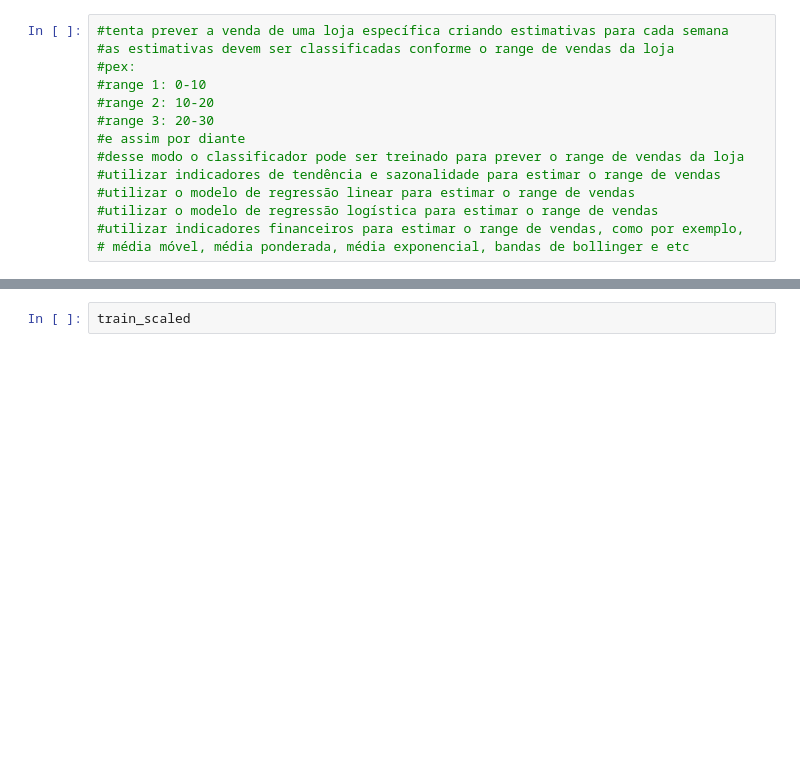
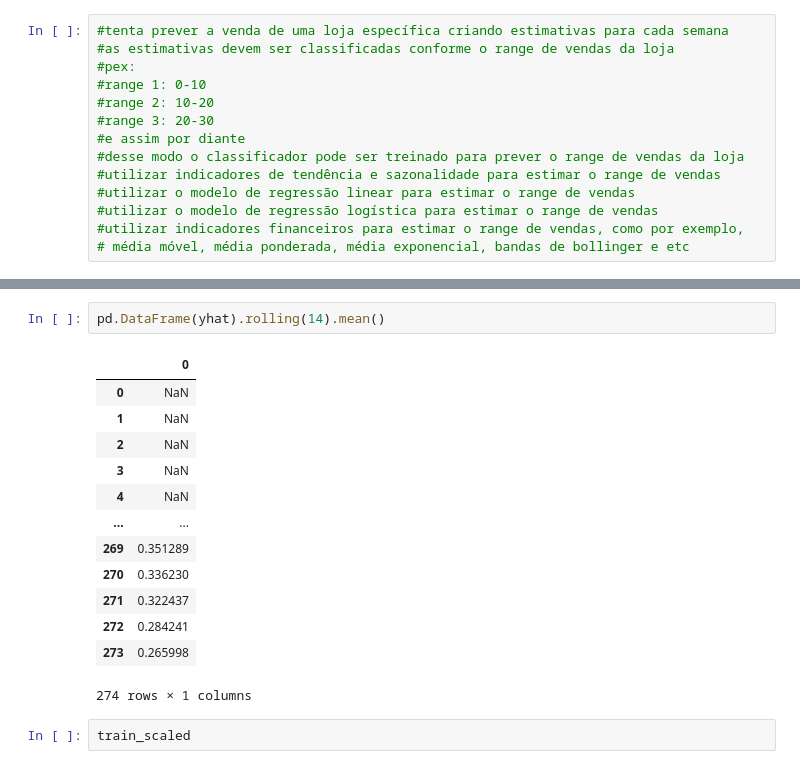
Before and after one commit to cristianomm/PUCRS, a Jupyter notebook: 98H05-04 - Aprendizado Supervisionado/TF/explore.ipynb, the cells around one changed output, grey strips where cells are left out. Saved outputs shown, nothing was run; the diff lists cells and outputs as text; blank space fills up the shorter version.

```diff
--- a/98H05-04 - Aprendizado Supervisionado/TF/explore.ipynb
+++ b/98H05-04 - Aprendizado Supervisionado/TF/explore.ipynb
@@ -181,3 +219,19 @@ plt.show()
+# %%
+pd.DataFrame(yhat).rolling(14).mean()
+# %% [output]
+|  | 0 |
+| 0 | NaN |
+| 1 | NaN |
+| 2 | NaN |
+| 3 | NaN |
+| 4 | NaN |
+| ... | ... |
+| 269 | 0.351289 |
+| 270 | 0.336230 |
+| 271 | 0.322437 |
+| 272 | 0.284241 |
+| 273 | 0.265998 |
+274 rows × 1 columns
 # %%
 train_scaled
 # %% [output]
```
Also changed, not shown: parts of 8 cells of this notebook.
